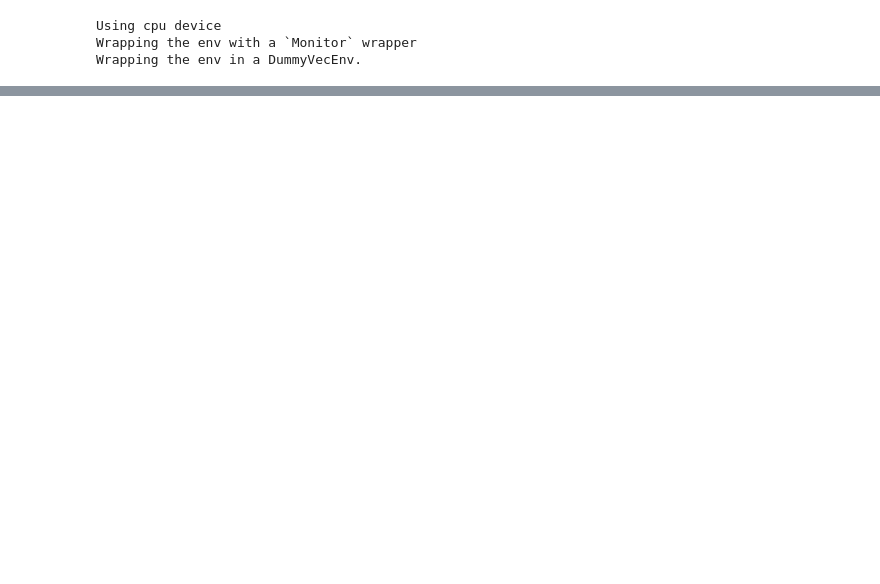
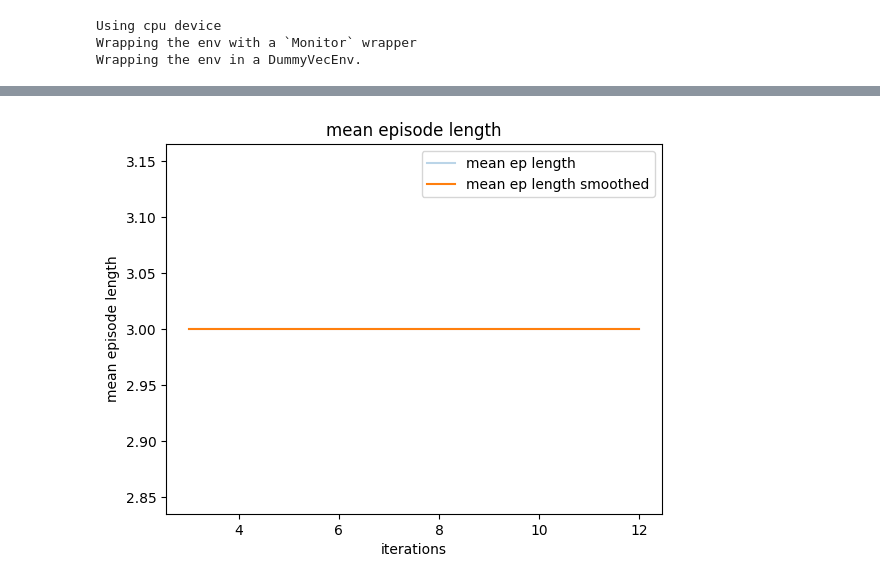
Before and after one commit to eshwarprasadS/Deep_RL_For_CNN, a Jupyter notebook: main_driver.ipynb, the cells around one changed output, grey strips where cells are left out. Drawn from its saved outputs; the diff is of its cells as text; code cells hidden in the pictures; blank space fills up the shorter version.

```diff
--- a/main_driver.ipynb
+++ b/main_driver.ipynb
@@ -222,0 +255,4 @@ model.learn(total_timesteps=100, callback=eval_callback, progress_bar=True)
+# %%
+plot_mean_episode_length(agent, "logs/qlearner/")
+# %% [output]
+[figure, added]
```
Also changed, not shown: parts of 9 cells of this notebook, 4 other files.
